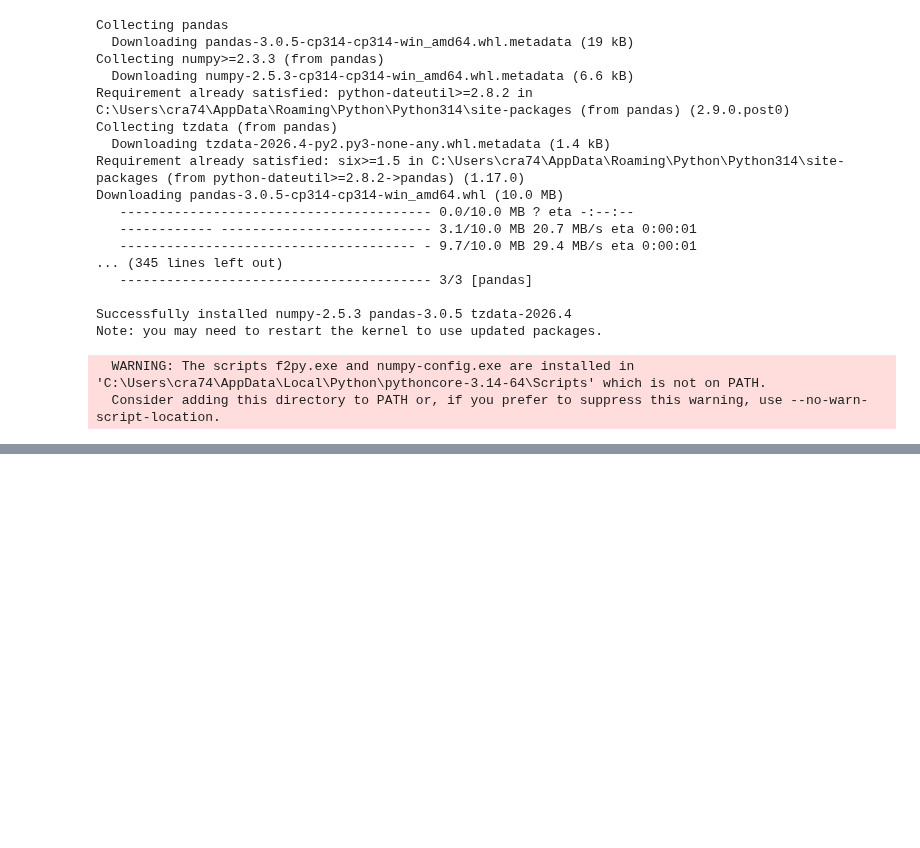
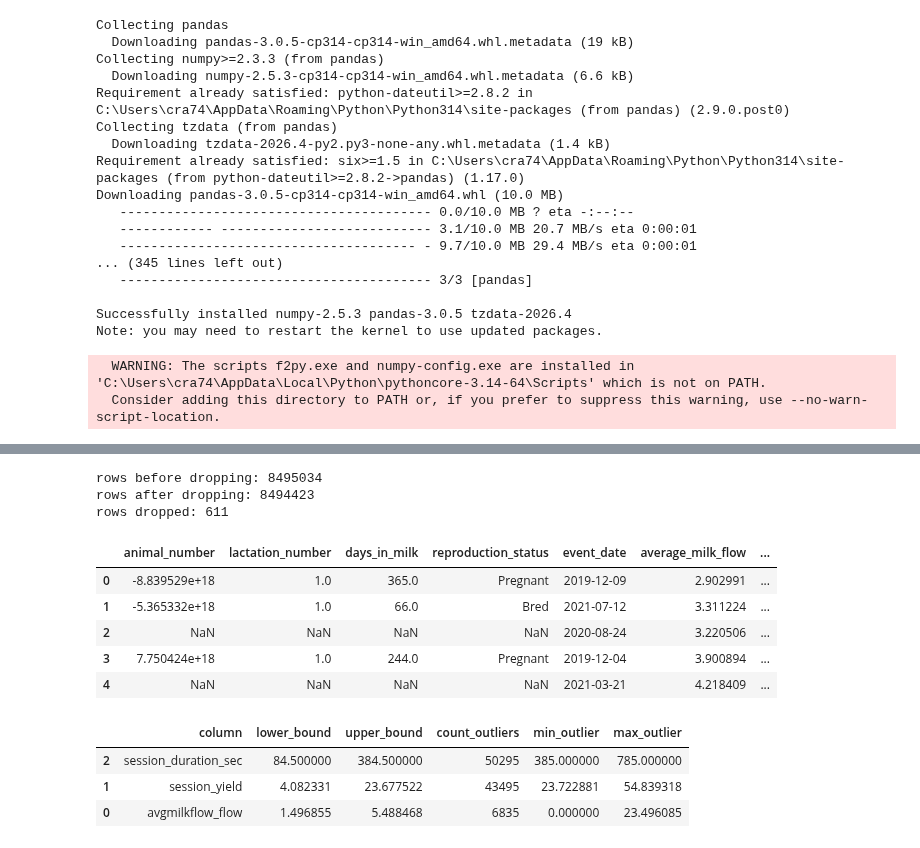
Before and after one commit to chaseshallow/ansci_4040_project_1, a Jupyter notebook: project_1_notebook.ipynb, the cells around one changed output, grey strips where cells are left out. Drawn from its saved outputs; the diff is of its cells as text; code cells hidden in the pictures; blank space fills up the shorter version.

```diff
--- a/project_1_notebook.ipynb
+++ b/project_1_notebook.ipynb
@@ -53,0 +264,68 @@ data.head()
+# %%
+# Drop rows with NA in average_milk_flow, and drop rows with 5 or more total NA/0 values in the row
+base_df = clean_data.copy() if 'clean_data' in globals() else data.copy()
+
+avg_col = 'average_milk_flow' if 'average_milk_flow' in base_df.columns else 'avgmilkflow_flow'
+
+avg_missing = (
+    base_df[avg_col].isna()
+    | base_df[avg_col].astype(str).str.strip().str.lower().eq('na')
+)
+
+row_bad_count = (
+    base_df.apply(
+        lambda col: col.isna()
+        | col.astype(str).str.strip().str.lower().eq('na')
+        | col.eq(0)
+        | col.astype(str).str.strip().str.lower().eq('0')
+    )
+).sum(axis=1)
+
+filtered_data = base_df.loc[~avg_missing & (row_bad_count < 5)].copy()
+
+print('rows before dropping:', len(base_df))
+print('rows after dropping:', len(filtered_data))
+print('rows dropped:', len(base_df) - len(filtered_data))
+filtered_data.head()
+# %% [output]
+rows before dropping: 8495034
+rows after dropping: 8494423
+rows dropped: 611
+|  | animal_number | lactation_number | days_in_milk | reproduction_status | event_date | average_milk_flow | ... |
+| 0 | -8.839529e+18 | 1.0 | 365.0 | Pregnant | 2019-12-09 | 2.902991 | ... |
+| 1 | -5.365332e+18 | 1.0 | 66.0 | Bred | 2021-07-12 | 3.311224 | ... |
+| 2 | NaN | NaN | NaN | NaN | 2020-08-24 | 3.220506 | ... |
+| 3 | 7.750424e+18 | 1.0 | 244.0 | Pregnant | 2019-12-04 | 3.900894 | ... |
+| 4 | NaN | NaN | NaN | NaN | 2021-03-21 | 4.218409 | ... |
+# %%
+numeric_cols = [
+    col for col in clean_data.select_dtypes(include='number').columns
+    if col not in ['animal_number', 'lactation_number']
+]
+
+outlier_summary = []
+for col in numeric_cols:
+    s = pd.to_numeric(clean_data[col], errors='coerce')
+    q1 = s.quantile(0.25)
+    q3 = s.quantile(0.75)
+    iqr = q3 - q1
+    lower = q1 - 1.5 * iqr
+    upper = q3 + 1.5 * iqr
+    outliers = s[(s < lower) | (s > upper)]
+    if not outliers.empty:
+        outlier_summary.append({
+            'column': col,
+            'lower_bound': lower,
+            'upper_bound': upper,
+            'count_outliers': int(outliers.count()),
+            'min_outlier': float(outliers.min()),
+            'max_outlier': float(outliers.max()),
+        })
+
+outlier_summary = pd.DataFrame(outlier_summary).sort_values('count_outliers', ascending=False)
+outlier_summary
+# %% [output]
+|  | column | lower_bound | upper_bound | count_outliers | min_outlier | max_outlier |
+| 2 | session_duration_sec | 84.500000 | 384.500000 | 50295 | 385.000000 | 785.000000 |
+| 1 | session_yield | 4.082331 | 23.677522 | 43495 | 23.722881 | 54.839318 |
+| 0 | avgmilkflow_flow | 1.496855 | 5.488468 | 6835 | 0.000000 | 23.496085 |
```
Also changed, not shown: parts of 10 cells of this notebook, 1 other file.
